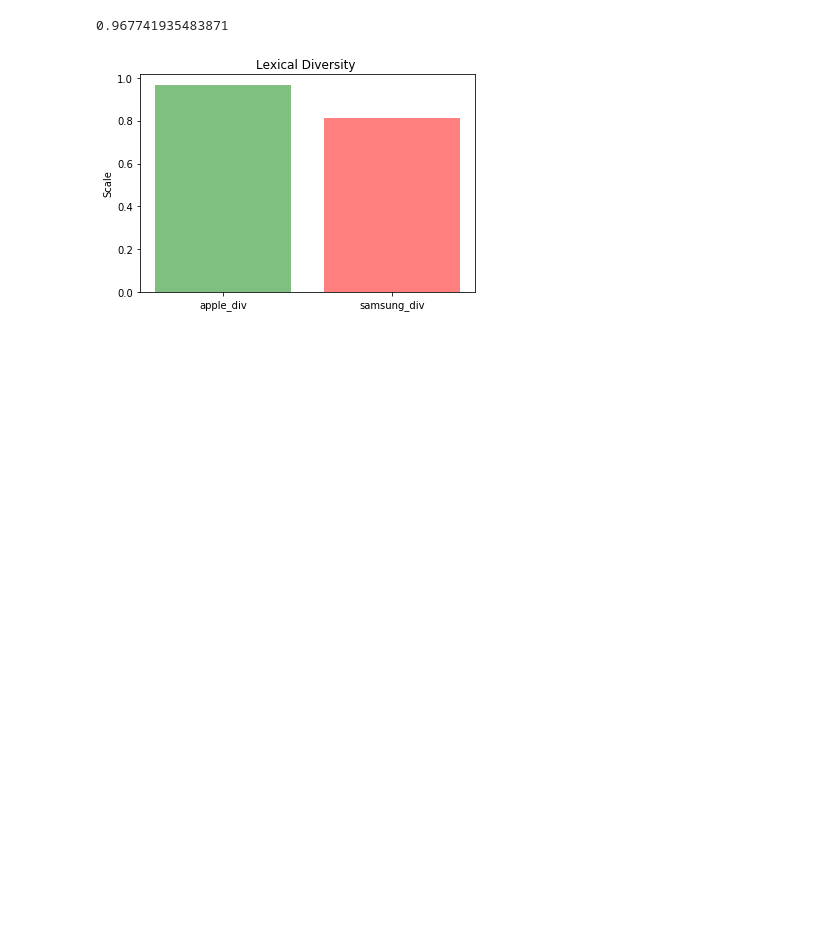
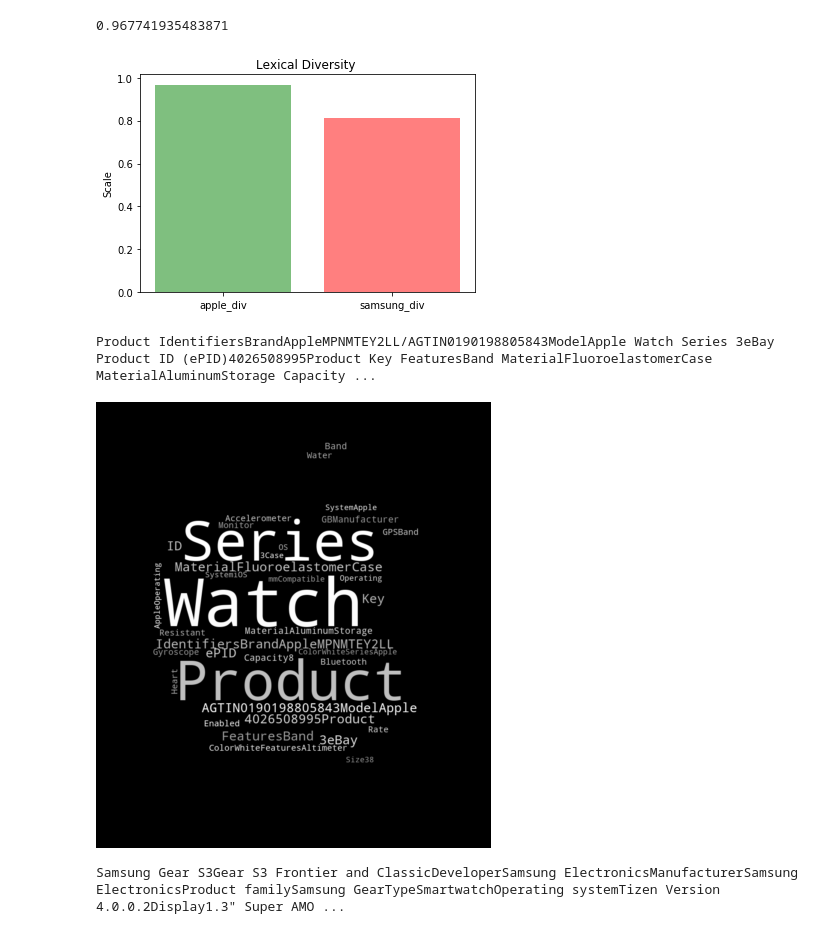
Before and after one commit to 44520-s19/wm-final-project-RudraPotturi, a Jupyter notebook: Final Project.ipynb, the cells around one changed output. Saved outputs shown, nothing was run; the diff lists cells and outputs as text; code cells hidden in the pictures; blank space fills up the shorter version.

```diff
--- a/Final Project.ipynb
+++ b/Final Project.ipynb
@@ -71,10 +1,9 @@ generate_wordcloud(word, mask)
 # %%
-#ARTICLE_URL = 'https://www.amazon.com/Apple-Watch-GPS-Cellular-38mm-Aluminium/dp/B07K3BY22F/ref=sr_1_2_sspa?crid=2HTQDUF0078UD&keywords=apple+watch+series+3&qid=1561772327&s=gateway&sprefix=appl%2Caps%2C163&sr=8-2-spons&psc=1'
-url = 'https://www.ebay.com/urw/Apple-Watch-Series-3-38-mm-Smartwatch-GPS-Only-Silver-Aluminum-Case-White-Sport-Band-MTEY2LL-A-/product-reviews/4026508995'
+apple_url = 'https://www.ebay.com/urw/Apple-Watch-Series-3-38-mm-Smartwatch-GPS-Only-Silver-Aluminum-Case-White-Sport-Band-MTEY2LL-A-/product-reviews/4026508995'
 import requests
 from bs4 import BeautifulSoup
 #reviews = []
-page = requests.get(url)
+page = requests.get(apple_url)
 soup = BeautifulSoup(page.text, 'html5lib')
 #print(soup)
 body = soup.find_all('p', {'class':'review-item-content rvw-wrap-spaces'})
@@ -86,7 +15,7 @@ for i in body:
     print(i.text,'\n')
 #print(apple_prod)
 
-print('---------------------------------------------------------------------------')
+print('-----------------------------------------------------------------------------------------------------------------------')
 samsung_url = 'https://www.ebay.com/urw/Samsung-Galaxy-Gear-S3-Classic-46-mm-Stainless-Steel-Silver-Case-and-Black-Leather-Band-SM-R770NZSAXAR-/product-reviews/230279544?_itm=333237167489'
 samsung_page = requests.get(samsung_url)
 soup1 = BeautifulSoup(samsung_page.text, 'html5lib')
@@ -217,3 +146,19 @@ plt.title('Lexical Diversity ')
 plt.show()
 # %% [output]
 [figure]
+# %%
+APPLE_URL = 'https://www.ebay.com/p/Apple-Watch-Series-3-38-mm-Smartwatch-GPS-Only-Silver-Aluminum-Case-White-Sport-Band-MTEY2LL-A/4026508995?iid=323836138945#UserReviews'
+
+import requests
+from bs4 import BeautifulSoup
+page = requests.get(APPLE_URL)
+soup = BeautifulSoup(page.text, 'html5lib')
+body = soup.find('div', {'class':'description'})
+article_text = body.text
+print(article_text)
+# %% [output]
+Product IdentifiersBrandAppleMPNMTEY2LL/AGTIN0190198805843ModelApple Watch Series 3eBay Product ID (ePID)4026508995Product Key FeaturesBand MaterialFluoroelastomerCase MaterialAluminumStorage Capacity ...
+# %%
+import pickle
+with open('apple_text.pkl', 'wb') as f:
+    pickle.dump(article_text, f)
@@ -219,0 +173,37 @@ plt.show()
+# %%
+with open('apple_text.pkl', 'rb') as f:
+    words = pickle.load(f)
+# %%
+def grey_color_func(word, font_size, position, orientation, random_state=None,
+                    **kwargs):
+    return "hsl(0, 0%%, %d%%)" % random.randint(60, 100)
+# %%
+mask = np.array(Image.open(requests.get('https://cdn.macrumors.com/images-new/apple-logo.jpg', stream=True).raw))
+
+# This function takes in your text and your mask and generates a wordcloud.
+def generate_wordcloud(words, mask):
+    word_cloud = WordCloud(width = 312, height = 312, background_color='black', stopwords=STOPWORDS, mask=mask).generate(words)
+    plt.figure(figsize=(8,6),facecolor = 'black', edgecolor='blue')
+    plt.imshow(word_cloud)
+    plt.axis('off')
+    plt.tight_layout(pad=0)
+    plt.imshow(word_cloud.recolor(color_func=grey_color_func, random_state=3),
+           interpolation="bilinear")
+    plt.show()
+
+#Run the following to generate your wordcloud
+generate_wordcloud(words, mask)
+# %% [output]
+[figure, added]
+# %%
+import requests
+from bs4 import BeautifulSoup
+Samsung_url ='https://en.wikipedia.org/wiki/Samsung_Gear_S3'
+samsung_page = requests.get(Samsung_url)
+soups = BeautifulSoup(samsung_page.text, 'html5lib')
+#print(soups)
+samsung_body = soups.find('table')
+sams_text = samsung_body.text
+print(sams_text)
+# %% [output]
+Samsung Gear S3Gear S3 Frontier and ClassicDeveloperSamsung ElectronicsManufacturerSamsung ElectronicsProduct familySamsung GearTypeSmartwatchOperating systemTizen Version 4.0.0.2Display1.3" Super AMO ...
```
Also changed, not shown: parts of 10 cells of this notebook, 1 other file.
